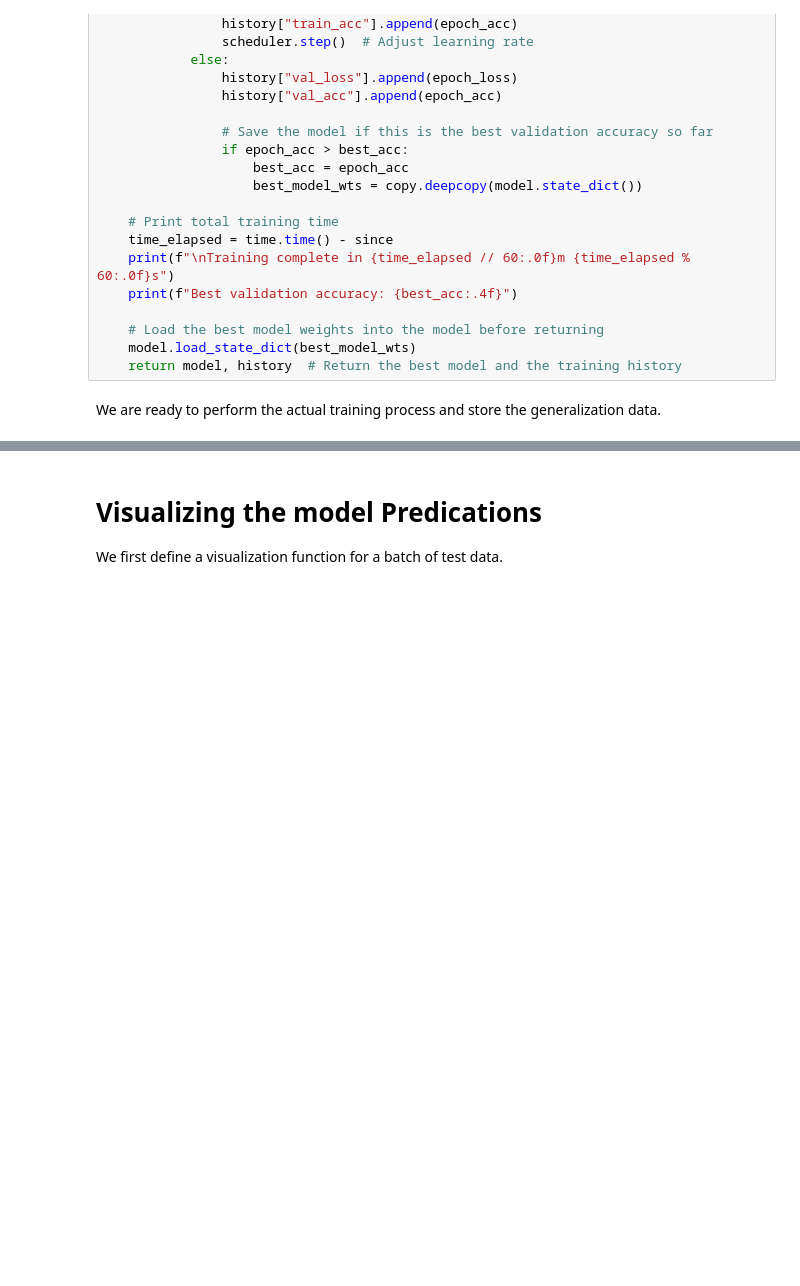
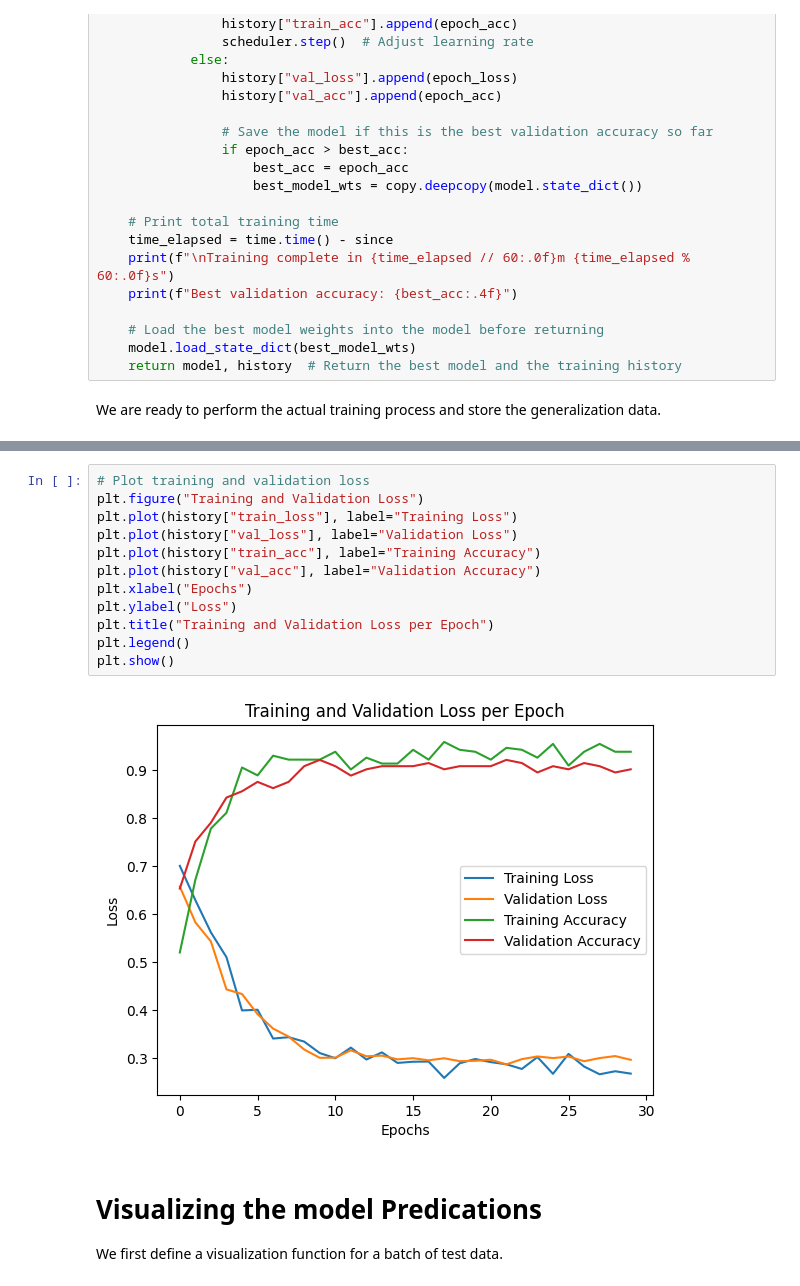
Before and after one commit to DoQuantum/quantum-transfer-learning, a Jupyter notebook: quantum-transfer-learning/2025-spring-umd/notebook.ipynb, the cells around one changed output, grey strips where cells are left out. Cells and saved outputs as stored; diff of their text form; blank space fills up the shorter version.

```diff
--- a/quantum-transfer-learning/2025-spring-umd/notebook.ipynb
+++ b/quantum-transfer-learning/2025-spring-umd/notebook.ipynb
@@ -498,3 +530,17 @@ Best validation accuracy: 0.8497
+# %%
+# Plot training and validation loss
+plt.figure("Training and Validation Loss")
+plt.plot(history["train_loss"], label="Training Loss")
+plt.plot(history["val_loss"], label="Validation Loss")
+plt.plot(history["train_acc"], label="Training Accuracy")
+plt.plot(history["val_acc"], label="Validation Accuracy")
+plt.xlabel("Epochs")
+plt.ylabel("Loss")
+plt.title("Training and Validation Loss per Epoch")
+plt.legend()
+plt.show()
+# %% [output]
+[figure, added]
 # %% [markdown]
 # Visualizing the model Predications
 
```
Also changed, not shown: parts of 15 cells of this notebook.
